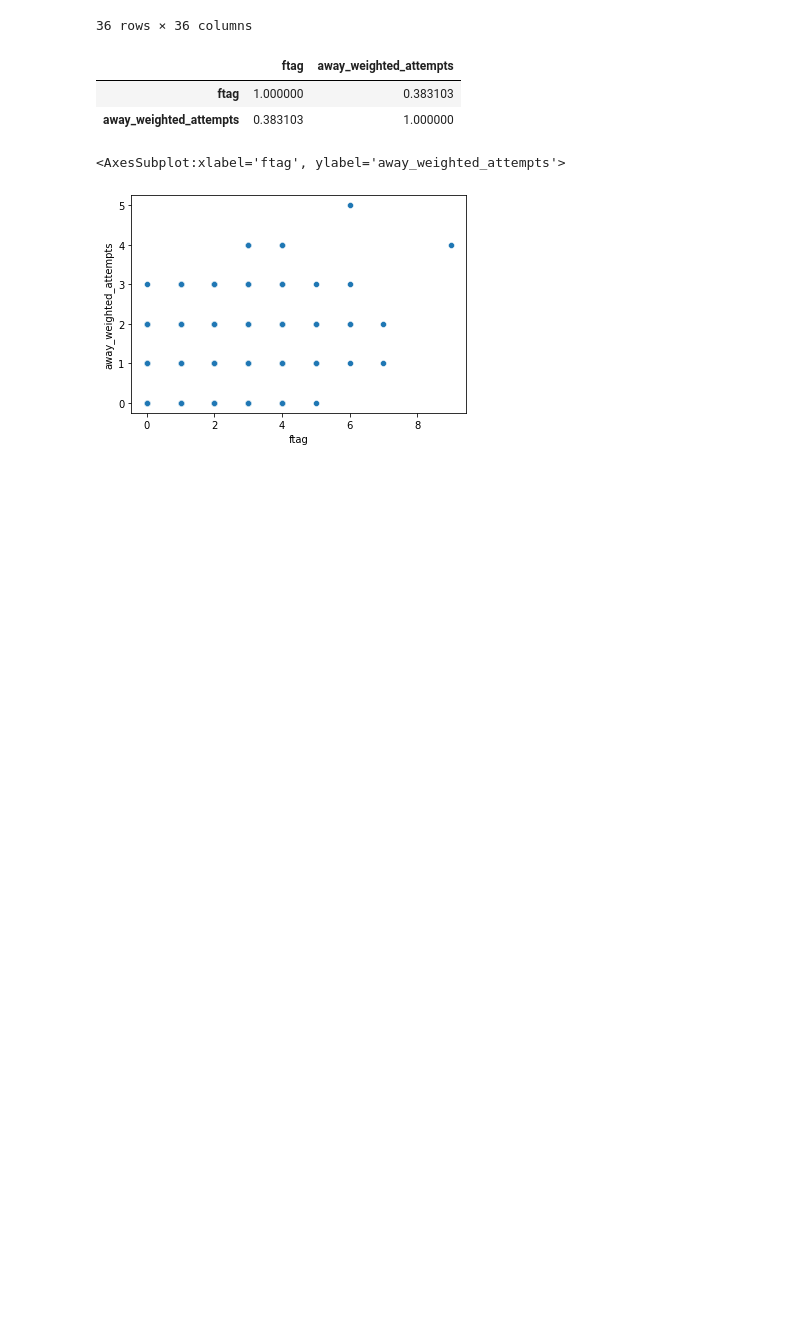
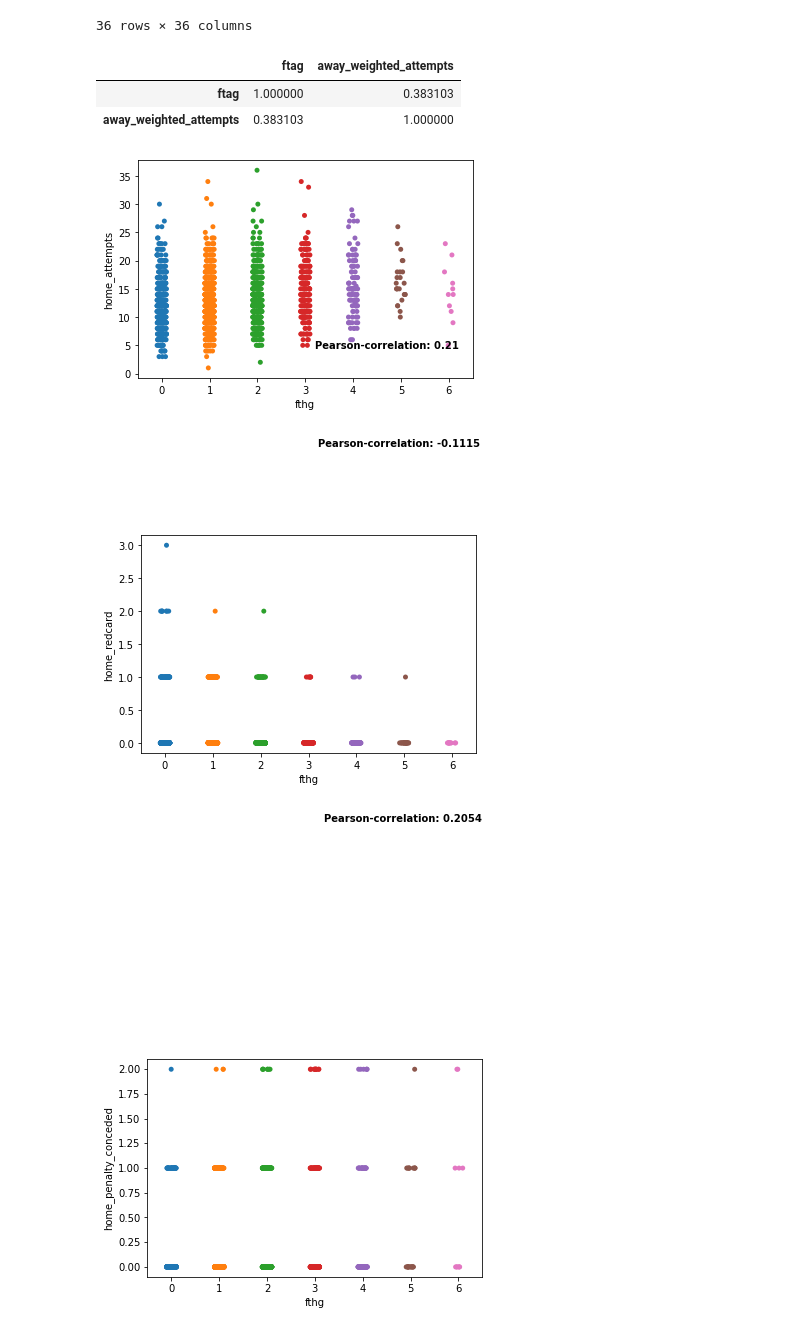
Before and after one commit to Khashayarsha/events_analysis, a Jupyter notebook: src/features/exploratory_notebook.ipynb, the cells around one changed output. Drawn from its saved outputs; the diff is of its cells as text; code cells hidden in the pictures; blank space fills up the shorter version.

```diff
--- a/src/features/exploratory_notebook.ipynb
+++ b/src/features/exploratory_notebook.ipynb
@@ -299,2 +301,6 @@ for game_id, team in away_nans.iteritems():
+# %%
+matches_fr['home_weighted_attempts_discrete'] = matches_fr['home_weighted_attempts'].round(decimals = 0)
+matches_fr['away_weighted_attempts_discrete'] = matches_fr['away_weighted_attempts'].round(
+    decimals=0)
 # %% [markdown]
 mean_assists
@@ -379,13 +389,13 @@ def h_index(x, side ):
     #print(x)
     if side ==1:
 
-        home_assists = np.clip(x['total_assists_home'], a_min=0.01, a_max=20)
+        home_assists = np.clip(x['home_total_assists'], a_min=0.01, a_max=20)
         home_std = np.clip(x['home_assist_stds'], a_min=0.01, a_max=10)
         home_h_index = 2 / ((1/home_assists) + (1/home_std))
 
         return home_h_index
     elif side ==2:
-        away_assists = np.clip(x['total_assists_away'], a_min=0.01, a_max = 20)
+        away_assists = np.clip(x['away_total_assists'], a_min=0.01, a_max = 20)
         away_std = np.clip(x['away_assist_stds'], a_min=0.01, a_max = 10)
         away_h_index = 2 / ((1/away_assists) + (1/away_std))
 
@@ -469,13 +481,25 @@ a.corr()
 |  | ftag | away_weighted_attempts |
 | ftag | 1.000000 | 0.383103 |
 | away_weighted_attempts | 0.383103 | 1.000000 |
-# %%
-def scatterplot_correlation(x,y):
-    correlation = pd.concat([x, y], axis='columns').corr()
-    sns.scatterplot(x = x, y = y)
-
-
-sns.scatterplot(x=a.ftag, y = a.away_weighted_attempts)
-# %% [output]
-<AxesSubplot:xlabel='ftag', ylabel='away_weighted_attempts'>
-[figure, removed]
+# %%
+def scatterplot_correlation(col_names, data=matches_fr):
+    x_name,y_name = col_names
+    correlation = matches_fr[[x_name, y_name]].corr().values[0, 1].round(decimals=4)
+    sns.stripplot(data=data, x = x_name, y = y_name)
+    plt.text(3+0.2, 4.5, f"Pearson-correlation: {correlation}", horizontalalignment='left',
+             size='medium', color='black', weight='semibold')
+
+
+    plt.show()
+
+relevant_columns = 'attempts redcard penalty_conceded weighted_attempts total_assists assist_stds possessions h_index'.split()
+
+relevant_home_names = [('fthg','home_'+name) for name in relevant_columns]
+relevant_away_names = [('ftag','away_'+name) for name in relevant_columns ]
+# %%
+for name in relevant_home_names:
+    scatterplot_correlation(name)
+# %% [output]
+[figure, added]
+[figure, added]
+[figure, added]
```
Also changed, not shown: parts of 7 cells of this notebook.
